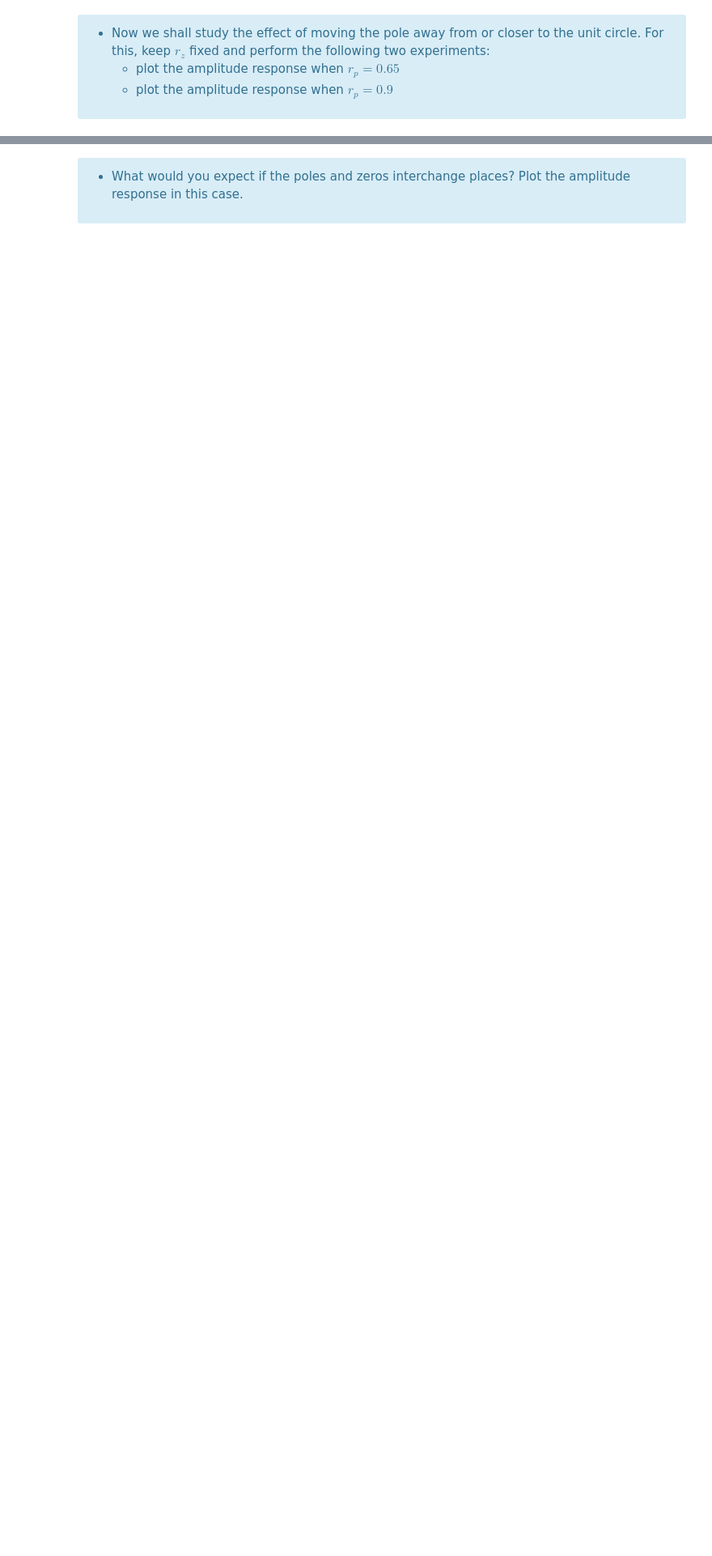
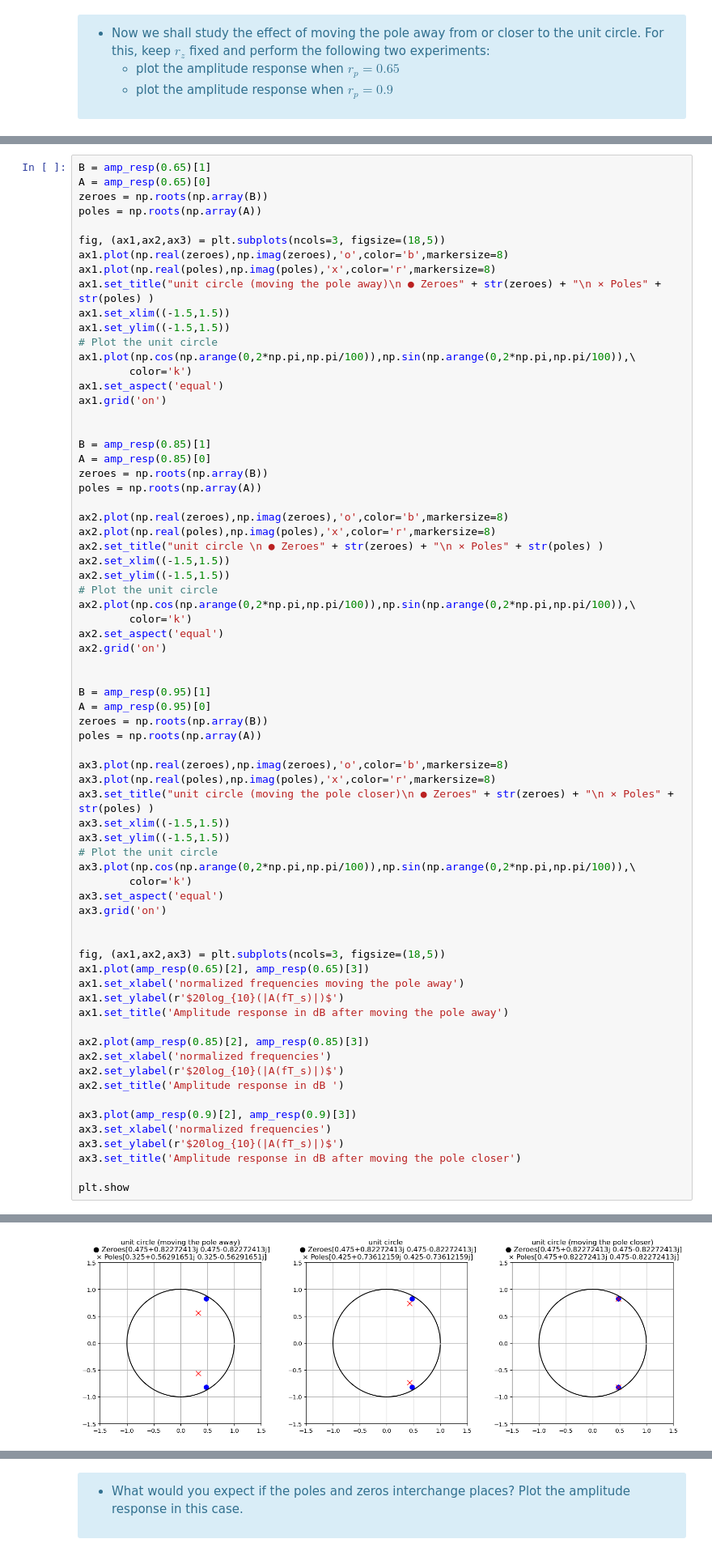
Before and after one commit to vbelpair/Ugent, a Jupyter notebook: Medical_Signal_Processing_and_Statistics/assignment_3/ex03_Takuto.ipynb, the cells around one changed output, grey strips where cells are left out. Shown at 81% size. Cells and saved outputs as stored; diff of their text form; blank space fills up the shorter version.

```diff
--- a/Medical_Signal_Processing_and_Statistics/assignment_3/ex03_Takuto.ipynb
+++ b/Medical_Signal_Processing_and_Statistics/assignment_3/ex03_Takuto.ipynb
@@ -497,0 +482,71 @@ Text(0.5, 1.0, 'Amplitude response in dB')
+# %%
+B = amp_resp(0.65)[1]
+A = amp_resp(0.65)[0]
+zeroes = np.roots(np.array(B))
+poles = np.roots(np.array(A))
+
+fig, (ax1,ax2,ax3) = plt.subplots(ncols=3, figsize=(18,5))
+ax1.plot(np.real(zeroes),np.imag(zeroes),'o',color='b',markersize=8)
+ax1.plot(np.real(poles),np.imag(poles),'x',color='r',markersize=8)
+ax1.set_title("unit circle (moving the pole away)\n ● Zeroes" + str(zeroes) + "\n × Poles" + str(poles) )
+ax1.set_xlim((-1.5,1.5))
+ax1.set_ylim((-1.5,1.5))
+# Plot the unit circle
+ax1.plot(np.cos(np.arange(0,2*np.pi,np.pi/100)),np.sin(np.arange(0,2*np.pi,np.pi/100)),\
+        color='k')
+ax1.set_aspect('equal')
+ax1.grid('on')
+
+
+B = amp_resp(0.85)[1]
+A = amp_resp(0.85)[0]
+zeroes = np.roots(np.array(B))
+poles = np.roots(np.array(A))
+
+ax2.plot(np.real(zeroes),np.imag(zeroes),'o',color='b',markersize=8)
+ax2.plot(np.real(poles),np.imag(poles),'x',color='r',markersize=8)
+ax2.set_title("unit circle \n ● Zeroes" + str(zeroes) + "\n × Poles" + str(poles) )
+ax2.set_xlim((-1.5,1.5))
+ax2.set_ylim((-1.5,1.5))
+# Plot the unit circle
+ax2.plot(np.cos(np.arange(0,2*np.pi,np.pi/100)),np.sin(np.arange(0,2*np.pi,np.pi/100)),\
+        color='k')
+ax2.set_aspect('equal')
+ax2.grid('on')
+
+
+B = amp_resp(0.95)[1]
+A = amp_resp(0.95)[0]
+zeroes = np.roots(np.array(B))
+poles = np.roots(np.array(A))
+
+ax3.plot(np.real(zeroes),np.imag(zeroes),'o',color='b',markersize=8)
+ax3.plot(np.real(poles),np.imag(poles),'x',color='r',markersize=8)
+ax3.set_title("unit circle (moving the pole closer)\n ● Zeroes" + str(zeroes) + "\n × Poles" + str(poles) )
+ax3.set_xlim((-1.5,1.5))
+ax3.set_ylim((-1.5,1.5))
+# Plot the unit circle
+ax3.plot(np.cos(np.arange(0,2*np.pi,np.pi/100)),np.sin(np.arange(0,2*np.pi,np.pi/100)),\
+        color='k')
+ax3.set_aspect('equal')
+ax3.grid('on')
+
+
+fig, (ax1,ax2,ax3) = plt.subplots(ncols=3, figsize=(18,5))
+ax1.plot(amp_resp(0.65)[2], amp_resp(0.65)[3])
+ax1.set_xlabel('normalized frequencies moving the pole away')
+ax1.set_ylabel(r'$20log_{10}(|A(fT_s)|)$')
+ax1.set_title('Amplitude response in dB after moving the pole away')
+
+ax2.plot(amp_resp(0.85)[2], amp_resp(0.85)[3])
+ax2.set_xlabel('normalized frequencies')
+ax2.set_ylabel(r'$20log_{10}(|A(fT_s)|)$')
+ax2.set_title('Amplitude response in dB ')
+
+ax3.plot(amp_resp(0.9)[2], amp_resp(0.9)[3])
+ax3.set_xlabel('normalized frequencies')
+ax3.set_ylabel(r'$20log_{10}(|A(fT_s)|)$')
+ax3.set_title('Amplitude response in dB after moving the pole closer')
+
+plt.show
+# %% [output]
@@ -497,0 +554 @@ Text(0.5, 1.0, 'Amplitude response in dB')
+[figure, added]
```
Also changed, not shown: parts of 26 cells of this notebook.
